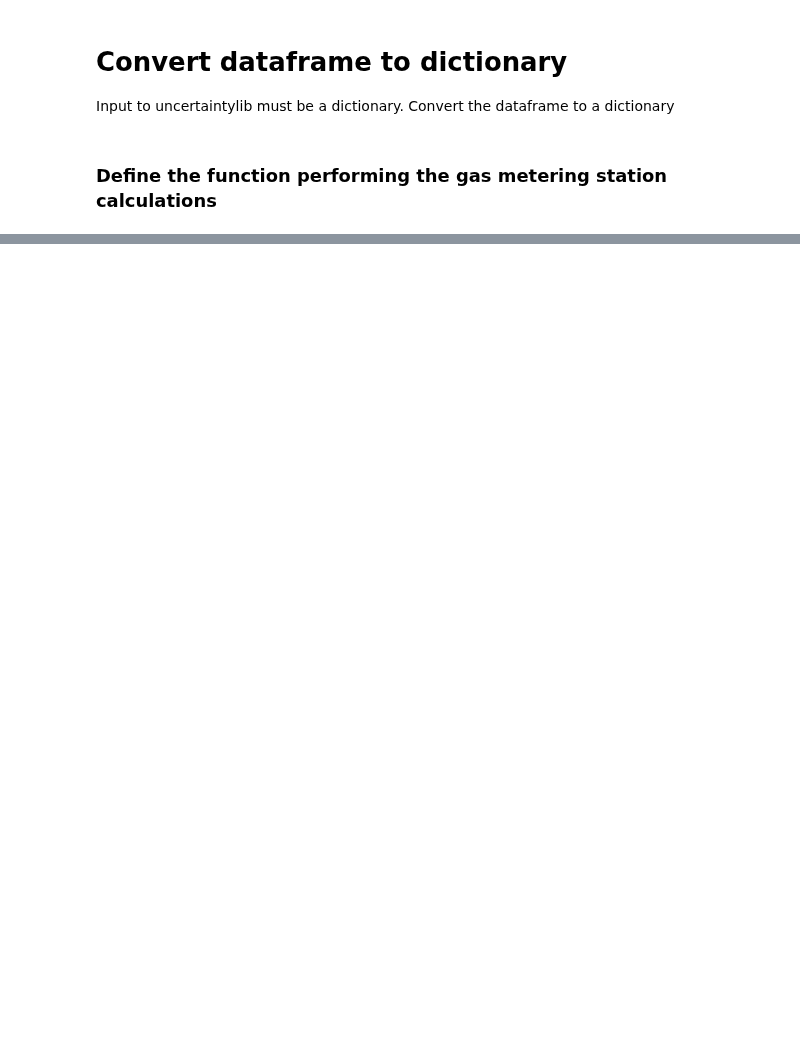
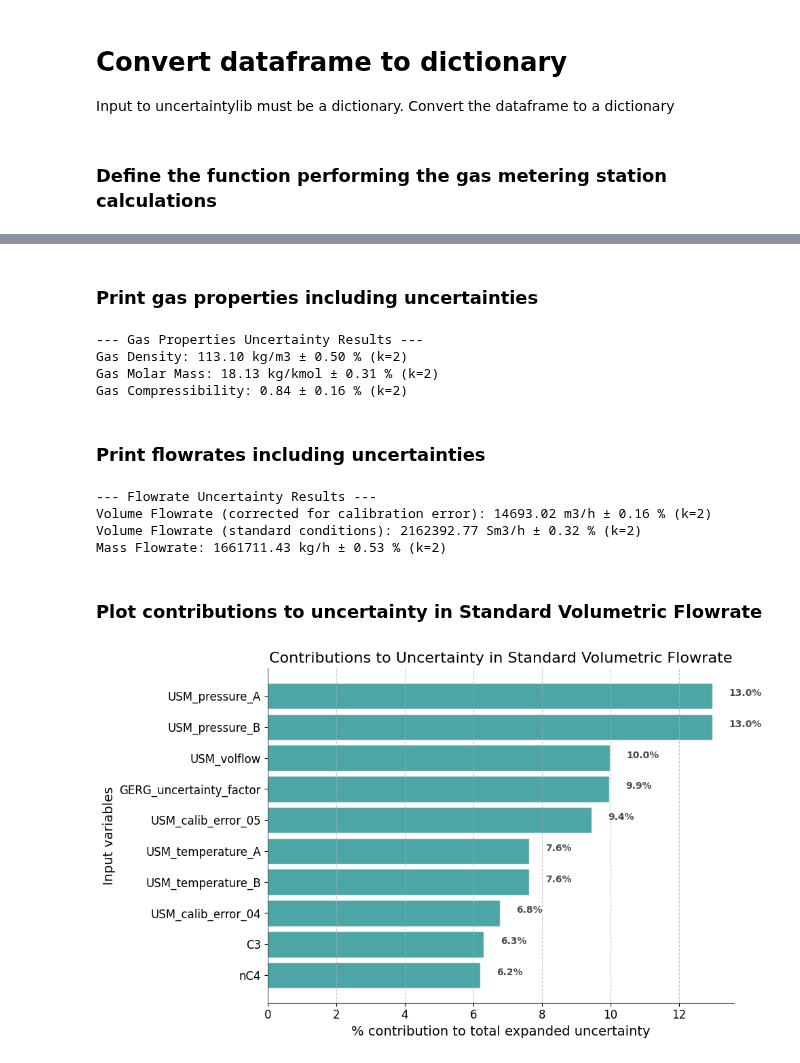
Before and after one commit to equinor/uncertaintylib, a Jupyter notebook: examples/example_06/example_06.ipynb, the cells around one changed output, grey strips where cells are left out. Cells and saved outputs as stored; diff of their text form; code cells hidden in the pictures; blank space fills up the shorter version.

```diff
--- a/examples/example_06/example_06.ipynb
+++ b/examples/example_06/example_06.ipynb
@@ -107,0 +156,37 @@ KeyError: 'Z'
+# %% [markdown]
+### Print gas properties including uncertainties
+# %%
+
+# Print uncertainty in mass density, molar mass and compressibility factor
+print('--- Gas Properties Uncertainty Results ---')
+print(f'Gas Density: {uncertainty_results["value"]["Gas_Density"]:.2f} kg/m3 ± {uncertainty_results["U_perc"]["Gas_Density"]:.2f} % (k=2)')
+print(f'Gas Molar Mass: {uncertainty_results["value"]["Gas_Molar_Mass"]:.2f} kg/kmol ± {uncertainty_results["U_perc"]["Gas_Molar_Mass"]:.2f} % (k=2)')
+print(f'Gas Compressibility: {uncertainty_results["value"]["Gas_Compressibility"]:.2f} ± {uncertainty_results["U_perc"]["Gas_Compressibility"]:.2f} % (k=2)')
+# %% [output]
+--- Gas Properties Uncertainty Results ---
+Gas Density: 113.10 kg/m3 ± 0.50 % (k=2)
+Gas Molar Mass: 18.13 kg/kmol ± 0.31 % (k=2)
+Gas Compressibility: 0.84 ± 0.16 % (k=2)
+# %% [markdown]
+### Print flowrates including uncertainties
+# %%
+print('\n--- Flowrate Uncertainty Results ---')
+print(f"Volume Flowrate (corrected for calibration error): {uncertainty_results['value']['USM_volflow_corrected']:,.1f} m3/h ± {uncertainty_results['U_perc']['USM_volflow_corrected']:,.2f} % (k=2)")
+print(f"Volume Flowrate (standard conditions): {uncertainty_results['value']['USM_volflow_std']:,.1f} Sm3/h ± {uncertainty_results['U_perc']['USM_volflow_std']:,.2f} % (k=2)")
+print(f"Mass Flowrate: {uncertainty_results['value']['USM_massflow']:,.1f} kg/h ± {uncertainty_results['U_perc']['USM_massflow']:,.2f} % (k=2)")
+# %% [output]
+--- Flowrate Uncertainty Results ---
+Volume Flowrate (corrected for calibration error): 14693.02 m3/h ± 0.16 % (k=2)
+Volume Flowrate (standard conditions): 2162392.77 Sm3/h ± 0.32 % (k=2)
+Mass Flowrate: 1661711.43 kg/h ± 0.53 % (k=2)
+# %% [markdown]
+### Plot contributions to uncertainty in Standard Volumetric Flowrate
+# %%
+fig=plot_functions.plot_uncertainty_contribution(
+    res=uncertainty_results,
+    property_id='USM_volflow_std',
+    plot_title='Contributions to Uncertainty in Standard Volumetric Flowrate',
+    filter_top_x=10
+)
+# %% [output]
+[figure, added]
```
Also changed, not shown: parts of 9 cells of this notebook.
